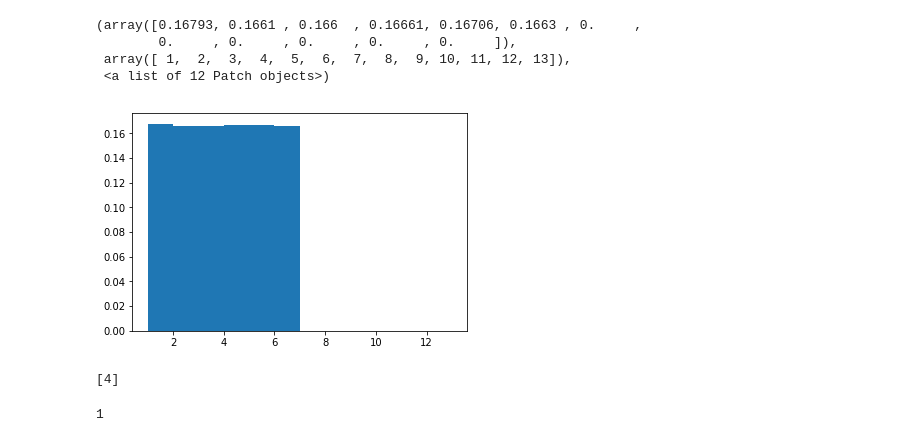
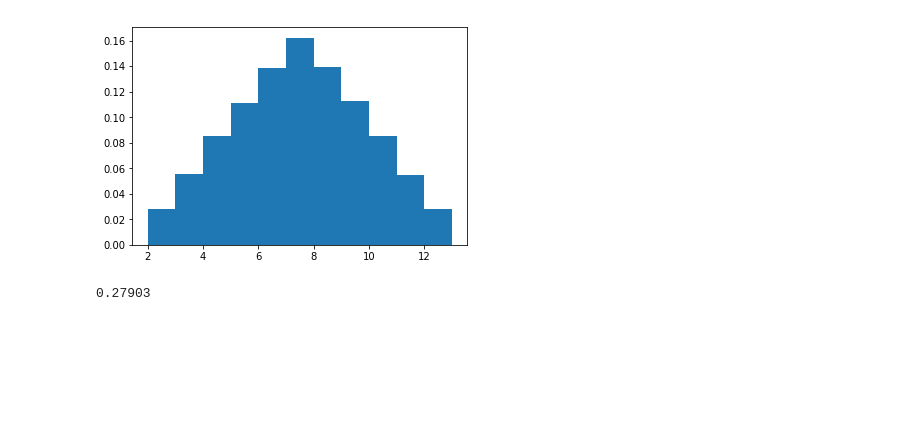
Before and after one commit to hitchhiker744/monopoly_math, a Jupyter notebook: simulation.ipynb, the cells around one changed output. Saved outputs shown, nothing was run; the diff lists cells and outputs as text; code cells hidden in the pictures; blank space fills up the shorter version.

```diff
--- a/simulation.ipynb
+++ b/simulation.ipynb
@@ -18,22 +18,10 @@ player = simulation.game.players[0]
 # %%
 n = 2
 results = []
 for i in range(100000):
-    roll = player.roll_dice(1)
+    roll = player.roll_dice(n)
     results.append(sum(roll))
+
+xx = plt.hist(results, bins=range(n,n*6+2), density=True)
+# %% [output]
+[figure, added]
-# %%
-plt.hist(results, bins=range(1,n*6+2), density=True)
-# %% [output]
-(array([0.16793, 0.1661 , 0.166  , 0.16661, 0.16706, 0.1663 , 0.     ,
-        0.     , 0.     , 0.     , 0.     , 0.     ]),
- array([ 1,  2,  3,  4,  5,  6,  7,  8,  9, 10, 11, 12, 13]),
- <a list of 12 Patch objects>)
-[figure, removed]
-# %%
-player.roll_dice(1)
-# %% [output]
-[4]
-# %%
-np.random.randint(1,7)
-# %% [output]
-1
@@ -39,0 +32,4 @@ np.random.randint(1,7)
+# %%
+total
+# %% [output]
+0.27903
```
Also changed, not shown: parts of 8 cells of this notebook, 3 other files.
